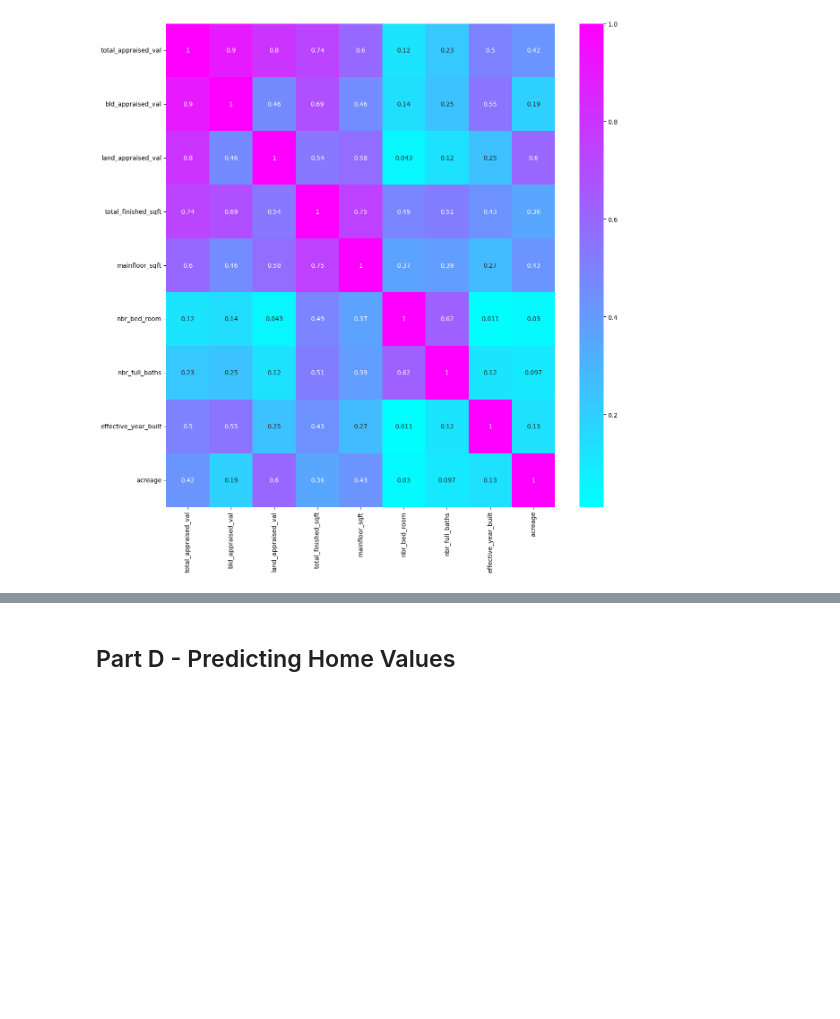
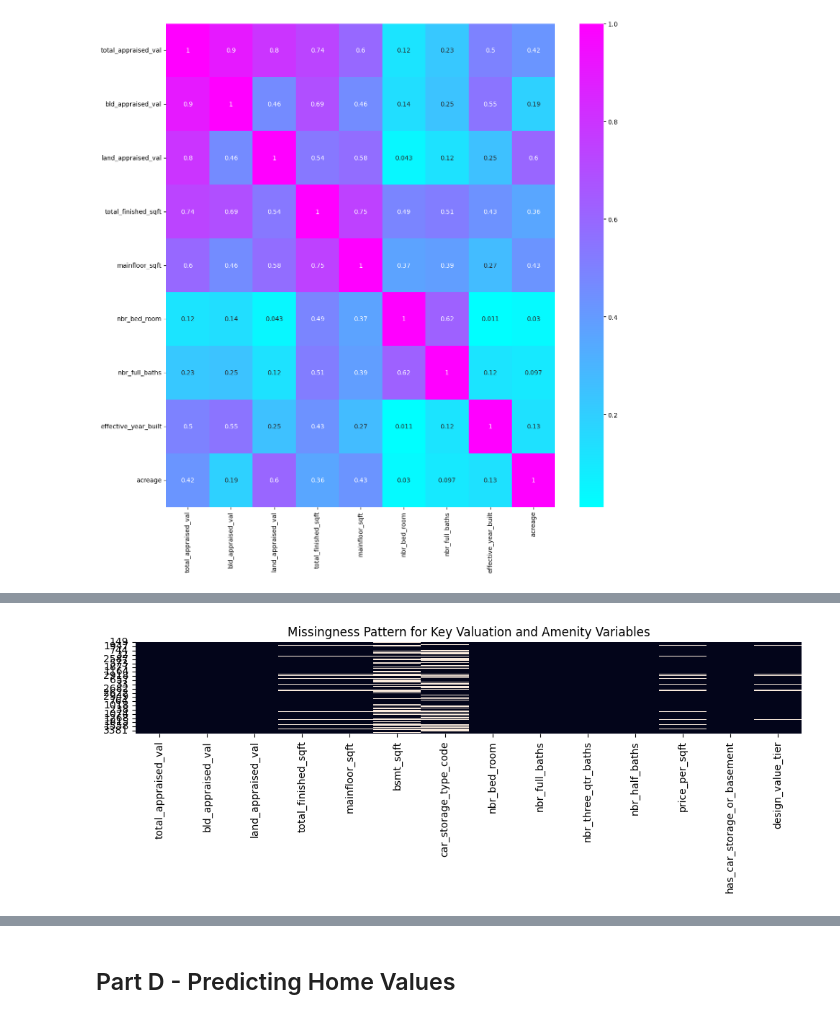
Before and after one commit to theaaron/boulder-homes, a Jupyter notebook: final.ipynb, the cells around one changed output, grey strips where cells are left out. Cells and saved outputs as stored; diff of their text form; code cells hidden in the pictures; blank space fills up the shorter version.

```diff
--- a/final.ipynb
+++ b/final.ipynb
@@ -233,0 +578,29 @@ VERY GOOD ++     152  4043211.0  4003750.0   754430.0
+# %%
+# Option: ample_df = df.sample(n=500, random_state=42) The entire heatmap was too long to be visualy effecive
+# Focus missingness visualization on analytically relevant variables
+missing_cols = [
+    "total_appraised_val",
+    "bld_appraised_val",
+    "land_appraised_val",
+    "total_finished_sqft",
+    "mainfloor_sqft",
+    "bsmt_sqft",
+    "car_storage_type_code",
+    "nbr_bed_room",
+    "nbr_full_baths",
+    "nbr_three_qtr_baths",
+    "nbr_half_baths",
+    "price_per_sqft",
+    "has_car_storage_or_basement",
+    "design_value_tier"
+]
+
+sample_df = df[missing_cols].sample(n=500, random_state=42)
+
+plt.figure(figsize=(10,4))
+sns.heatmap(sample_df.isna(), cbar=False)
+plt.title("Missingness Pattern for Key Valuation and Amenity Variables")
+plt.tight_layout()
+plt.show()
+# %% [output]
+[figure, added]
```
Also changed, not shown: parts of 34 cells of this notebook.
